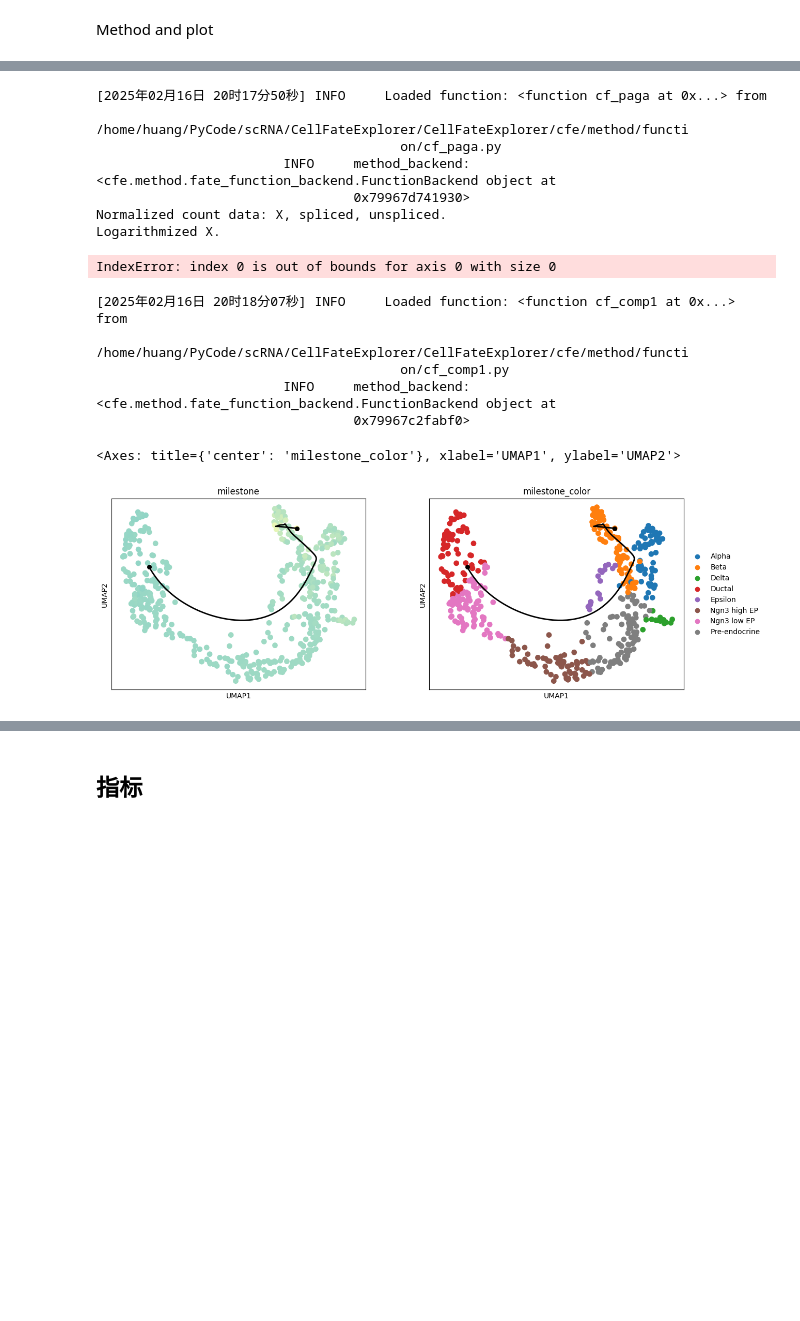
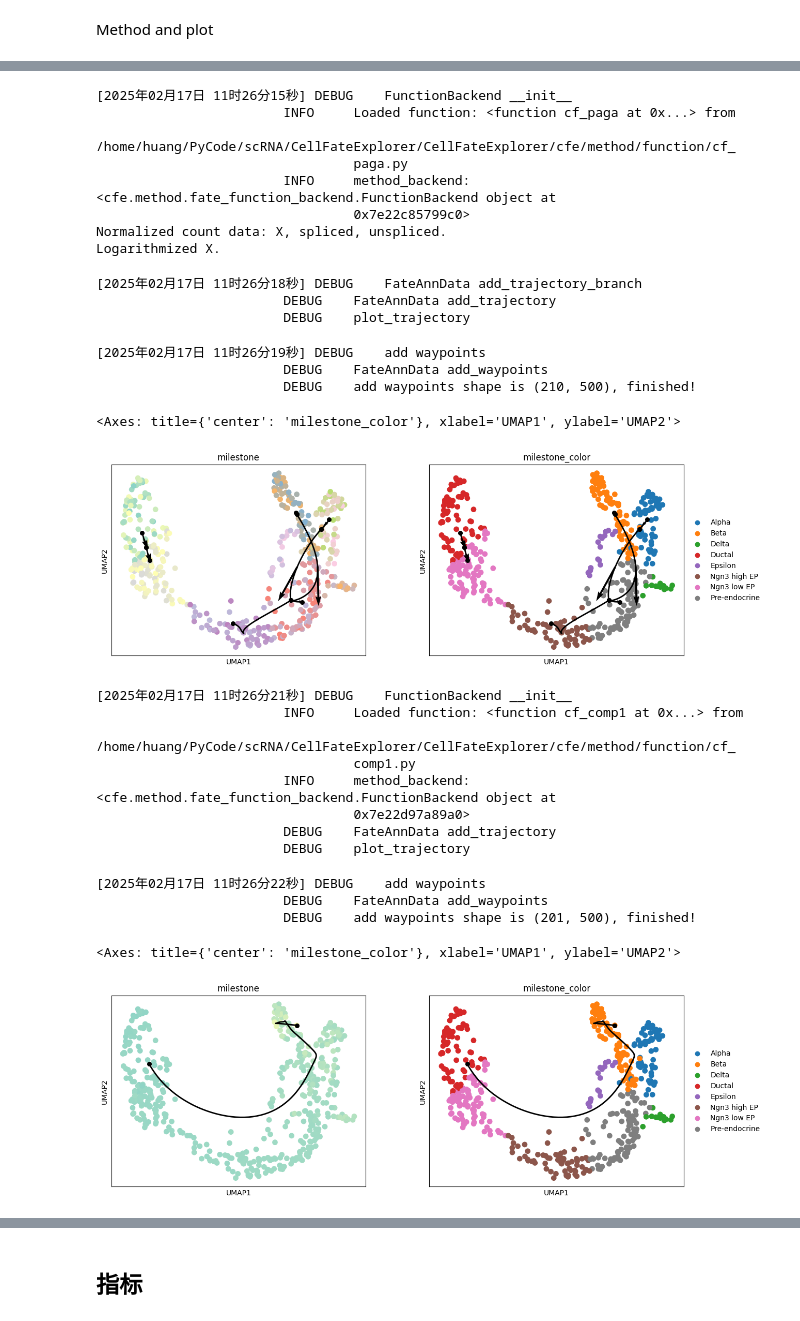
Before and after one commit to HuangDDU/cafe-release, a Jupyter notebook: notebook/benchmark_scvelo_pancreas.ipynb, the cells around one changed output, grey strips where cells are left out. Cells and saved outputs as stored; diff of their text form; code cells hidden in the pictures; blank space fills up the shorter version.

```diff
--- a/notebook/benchmark_scvelo_pancreas.ipynb
+++ b/notebook/benchmark_scvelo_pancreas.ipynb
@@ -101,25 +109,33 @@ AttributeError: 'NoneType' object has no attribute 'milestone_network'
 # %%
 # TODO: PAGA need to be optimized, disconnected graph
 paga_method = cfe.method.FateMethod(method_name="paga")
 
 prior_information = {
-    "start_id": "C1",
+    "start_id": fadata.obs.index[0],
     "groups_id": fadata.obs[cluster_key].tolist()
 }
-parameters = {"filter_features": False, "connectivity_cutoff": 0.05}
+parameters = {"filter_features": False, "connectivity_cutoff": 0.3}
 fadata.add_prior_information(**prior_information)  # add prior information to fadata
 paga_method.infer_trajectory(fadata, parameters=parameters)
 
-cfe.plot.plot_trajectory(fadata, basis="tsne", color=cluster_key_list)
+cfe.plot.plot_trajectory(fadata, basis=basis, color=cluster_key_list)
 # %% [output]
-[2025年02月16日 20时17分50秒] INFO     Loaded function: <function cf_paga at 0x...> from
-                                       /home/huang/PyCode/scRNA/CellFateExplorer/CellFateExplorer/cfe/method/functi
-                                       on/cf_paga.py
+[2025年02月17日 11时26分15秒] DEBUG    FunctionBackend __init__
+                        INFO     Loaded function: <function cf_paga at 0x...> from
+                                 /home/huang/PyCode/scRNA/CellFateExplorer/CellFateExplorer/cfe/method/function/cf_
+                                 paga.py
                         INFO     method_backend: <cfe.method.fate_function_backend.FunctionBackend object at
-                                 0x79967d741930>
+                                 0x7e22c85799c0>
 Normalized count data: X, spliced, unspliced.
 Logarithmized X.
-IndexError: index 0 is out of bounds for axis 0 with size 0
+[2025年02月17日 11时26分18秒] DEBUG    FateAnnData add_trajectory_branch
+                        DEBUG    FateAnnData add_trajectory
+                        DEBUG    plot_trajectory
+[2025年02月17日 11时26分19秒] DEBUG    add waypoints
+                        DEBUG    FateAnnData add_waypoints
+                        DEBUG    add waypoints shape is (210, 500), finished!
+<Axes: title={'center': 'milestone_color'}, xlabel='UMAP1', ylabel='UMAP2'>
+[figure, added]
 # %%
 comp1_method = cfe.method.FateMethod(method_name="comp1")
 
@@ -127,12 +143,18 @@ comp1_method.infer_trajectory(fadata)
 
 cfe.plot.plot_trajectory(fadata, basis=basis, color=cluster_key_list)
 # %% [output]
-[2025年02月16日 20时18分07秒] INFO     Loaded function: <function cf_comp1 at 0x...> from
-                                       /home/huang/PyCode/scRNA/CellFateExplorer/CellFateExplorer/cfe/method/functi
-                                       on/cf_comp1.py
+[2025年02月17日 11时26分21秒] DEBUG    FunctionBackend __init__
+                        INFO     Loaded function: <function cf_comp1 at 0x...> from
+                                 /home/huang/PyCode/scRNA/CellFateExplorer/CellFateExplorer/cfe/method/function/cf_
+                                 comp1.py
                         INFO     method_backend: <cfe.method.fate_function_backend.FunctionBackend object at
-                                 0x79967c2fabf0>
+                                 0x7e22d97a89a0>
+                        DEBUG    FateAnnData add_trajectory
+                        DEBUG    plot_trajectory
-<Axes: title={'center': 'milestone_color'}, xlabel='UMAP1', ylabel='UMAP2'>
+[2025年02月17日 11时26分22秒] DEBUG    add waypoints
+                        DEBUG    FateAnnData add_waypoints
+                        DEBUG    add waypoints shape is (201, 500), finished!
+<Axes: title={'center': 'milestone_color'}, xlabel='UMAP1', ylabel='UMAP2'>
 [figure]
 # %%
 # TODO: MST need to be optimized
```
Also changed, not shown: parts of 11 cells of this notebook, 10 other files.
